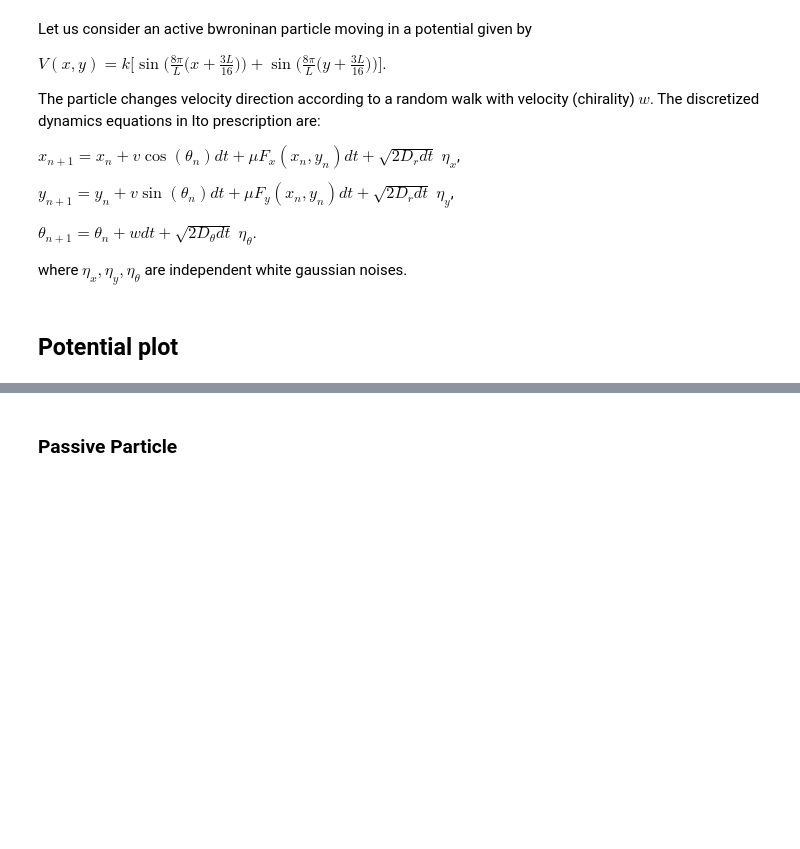
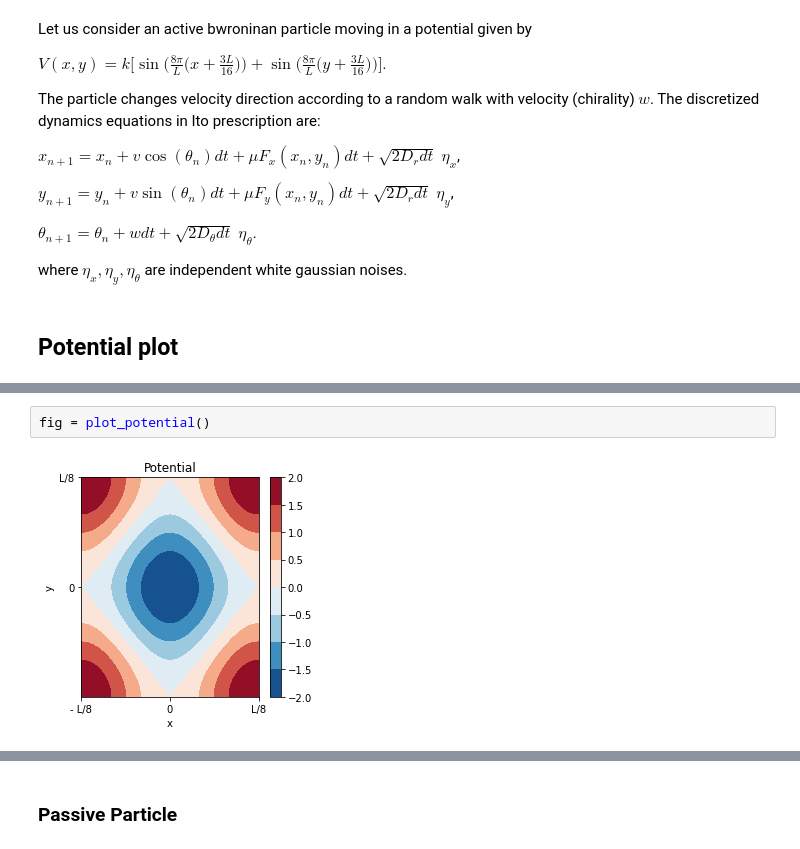
Before and after one commit to abassi98/Active-Brownian-Particles, a Jupyter notebook: src/main.ipynb, the cells around one changed output, grey strips where cells are left out. Saved outputs shown, nothing was run; the diff lists cells and outputs as text; blank space fills up the shorter version.

```diff
--- a/src/main.ipynb
+++ b/src/main.ipynb
@@ -93,0 +58,4 @@ plt.savefig("potential.png")
+# %%
+fig = plot_potential()
+# %% [output]
+[figure, added]
```
Also changed, not shown: parts of 28 cells of this notebook, 3 other files.
